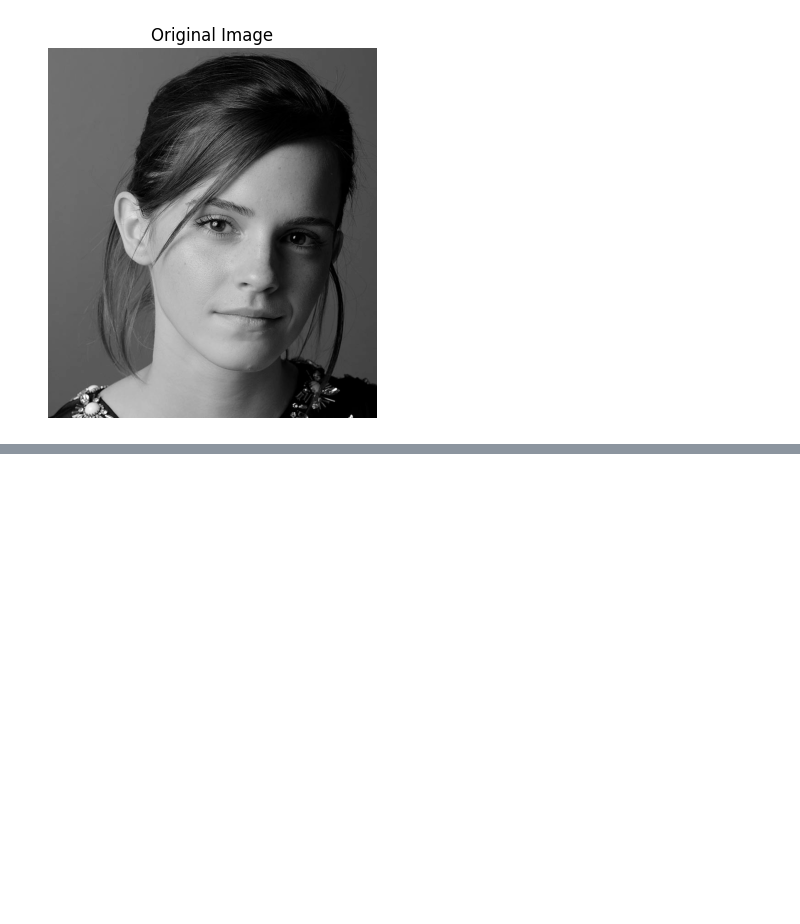
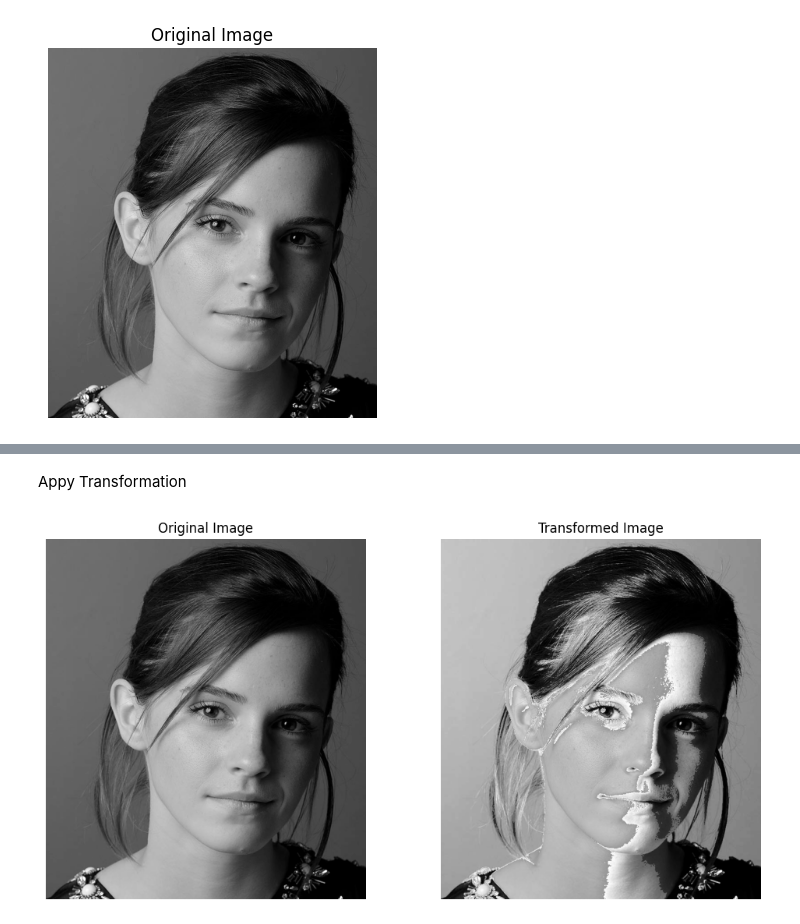
Before and after one commit to LahiruMJ11/EN3160-Intensity-Transformations-and-Neighborhood-Filtering, a Jupyter notebook: Assignment1.ipynb, the cells around one changed output, grey strips where cells are left out. Cells and saved outputs as stored; diff of their text form; code cells hidden in the pictures; blank space fills up the shorter version.

```diff
--- a/Assignment1.ipynb
+++ b/Assignment1.ipynb
@@ -25,0 +45,20 @@ lookup_table = np.concatenate([t1, t2, t3])
+# %% [markdown]
+Appy Transformation
+# %%
+image_transformed = cv.LUT(image, lookup_table)
+
+# Display original and transformed image
+plt.figure(figsize=(12, 6))
+plt.subplot(1, 2, 1)
+plt.imshow(image, cmap='gray')
+plt.title('Original Image')
+plt.axis('off')
+
+plt.subplot(1, 2, 2)
+plt.imshow(image_transformed, cmap='gray')
+plt.title('Transformed Image')
+plt.axis('off')
+
+plt.show()
+# %% [output]
+[figure, added]
```
Also changed, not shown: parts of 4 cells of this notebook.
